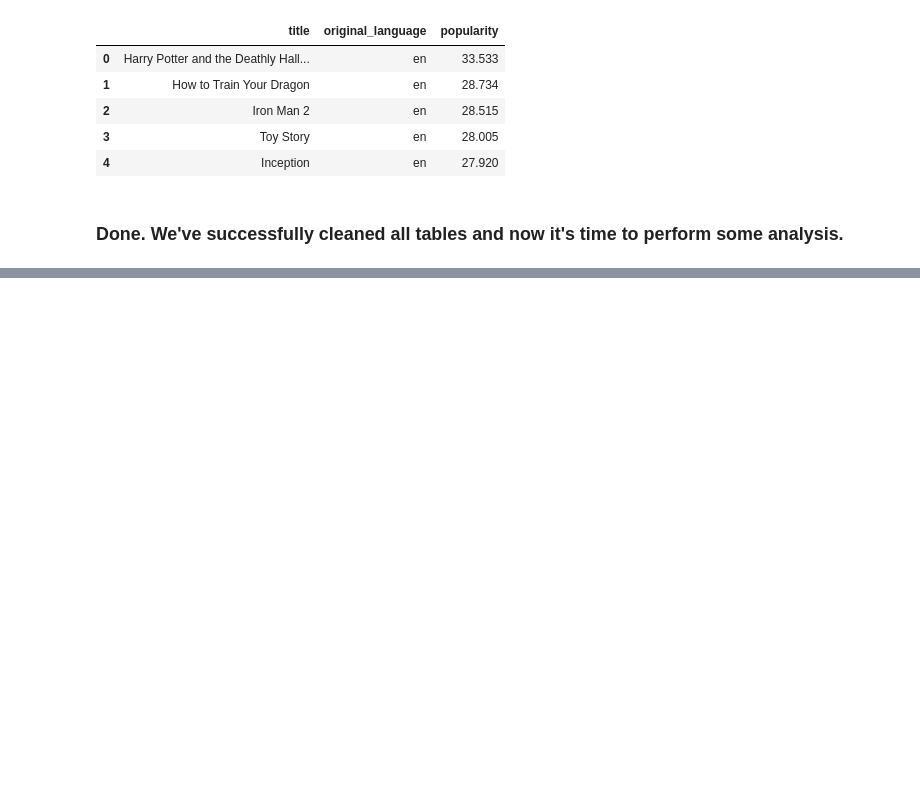
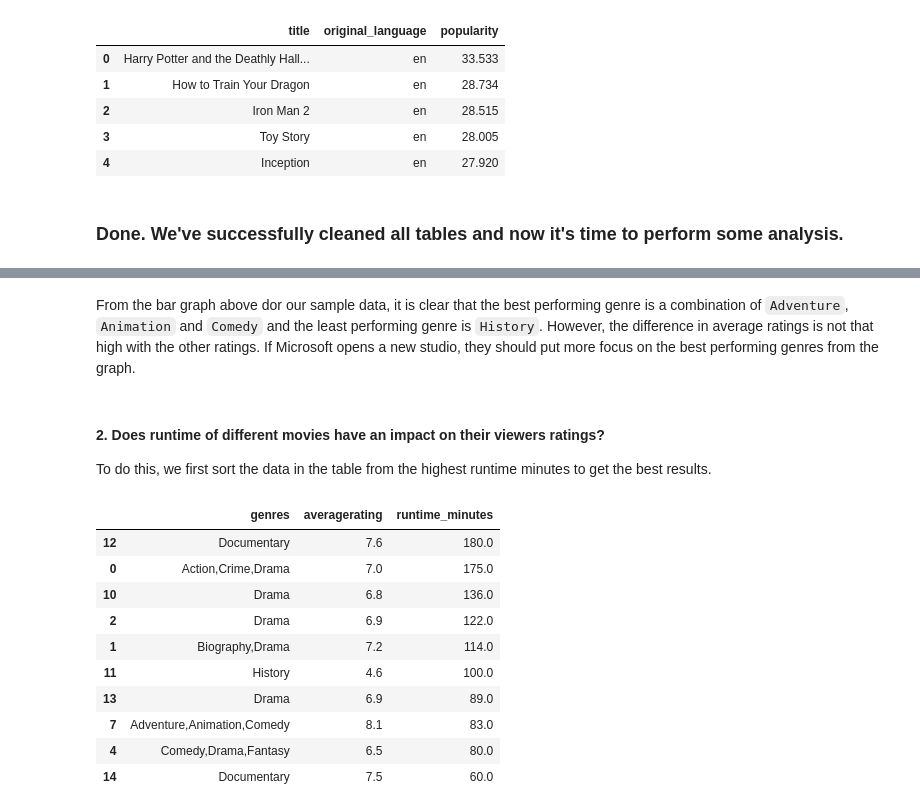
Before and after one commit to brandonbush2/Microsoft-Movie-Studio-Project, a Jupyter notebook: Microsoft Movie Studio .ipynb, the cells around one changed output, grey strips where cells are left out. Drawn from its saved outputs; the diff is of its cells as text; code cells hidden in the pictures; blank space fills up the shorter version.

```diff
--- a/Microsoft Movie Studio .ipynb
+++ b/Microsoft Movie Studio .ipynb
@@ -667,0 +722,21 @@ tmdb_movies.head()
+# %% [markdown]
+From the bar graph above dor our sample data, it is clear that the best performing genre is a combination of `Adventure`, `Animation` and `Comedy` and the least performing genre is `History`.
+However, the difference in average ratings is not that high with the other ratings. If Microsoft opens a new studio, they should put more focus on the best performing genres from the graph.
+# %% [markdown]
+#### 2. Does runtime of different movies have an impact on their viewers ratings?
+To do this, we first sort the data in the table from the highest runtime minutes to get the best results.
+# %%
+#sorting the first 10 rows in table movies_info by runtime_minutes
+movies_info.head(10).sort_values(by='runtime_minutes', ascending = False).head(10)
+# %% [output]
+|  | genres | averagerating | runtime_minutes |
+| 12 | Documentary | 7.6 | 180.0 |
+| 0 | Action,Crime,Drama | 7.0 | 175.0 |
+| 10 | Drama | 6.8 | 136.0 |
+| 2 | Drama | 6.9 | 122.0 |
+| 1 | Biography,Drama | 7.2 | 114.0 |
+| 11 | History | 4.6 | 100.0 |
+| 13 | Drama | 6.9 | 89.0 |
+| 7 | Adventure,Animation,Comedy | 8.1 | 83.0 |
+| 4 | Comedy,Drama,Fantasy | 6.5 | 80.0 |
+| 14 | Documentary | 7.5 | 60.0 |
```
Also changed, not shown: parts of 12 cells of this notebook.
